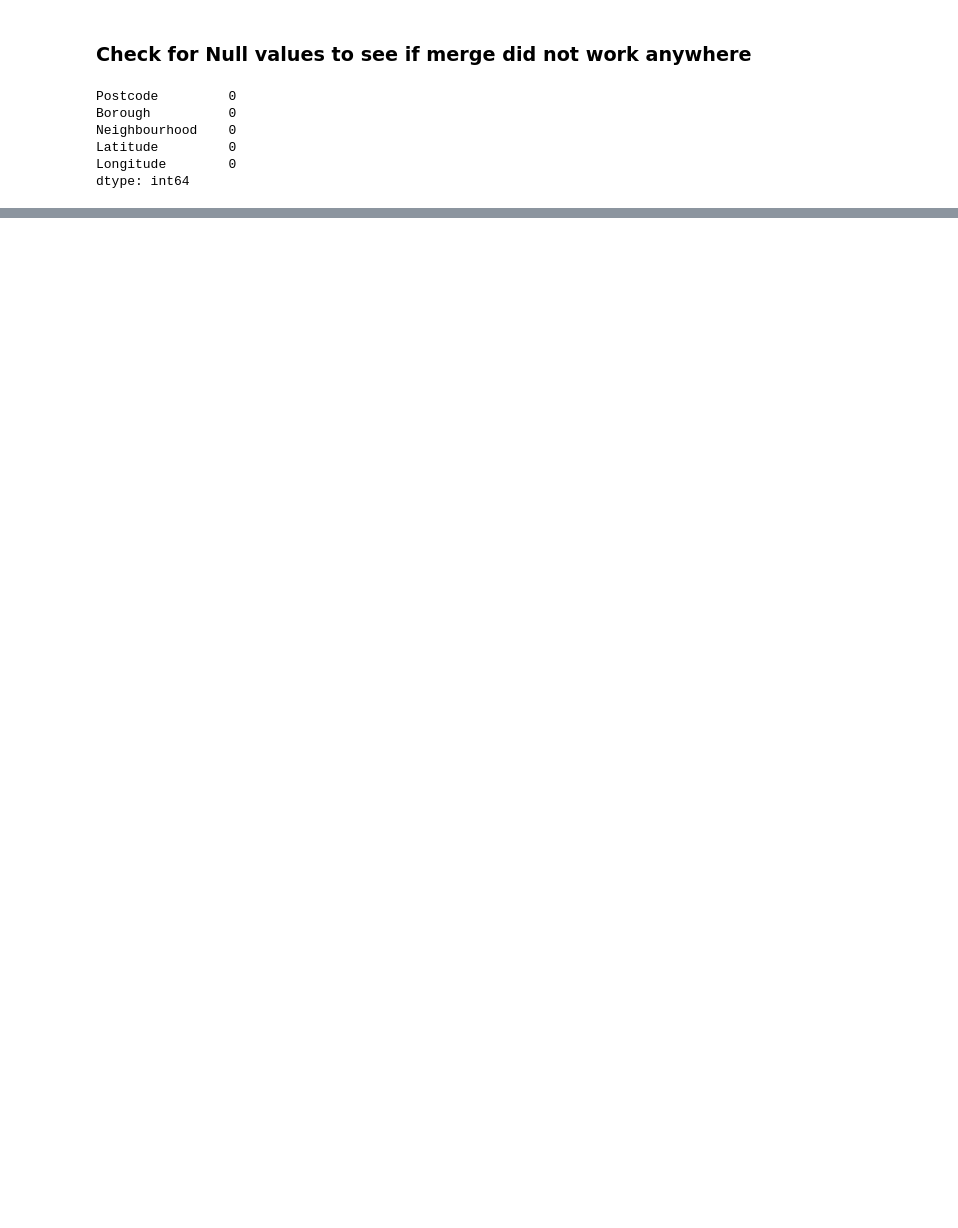
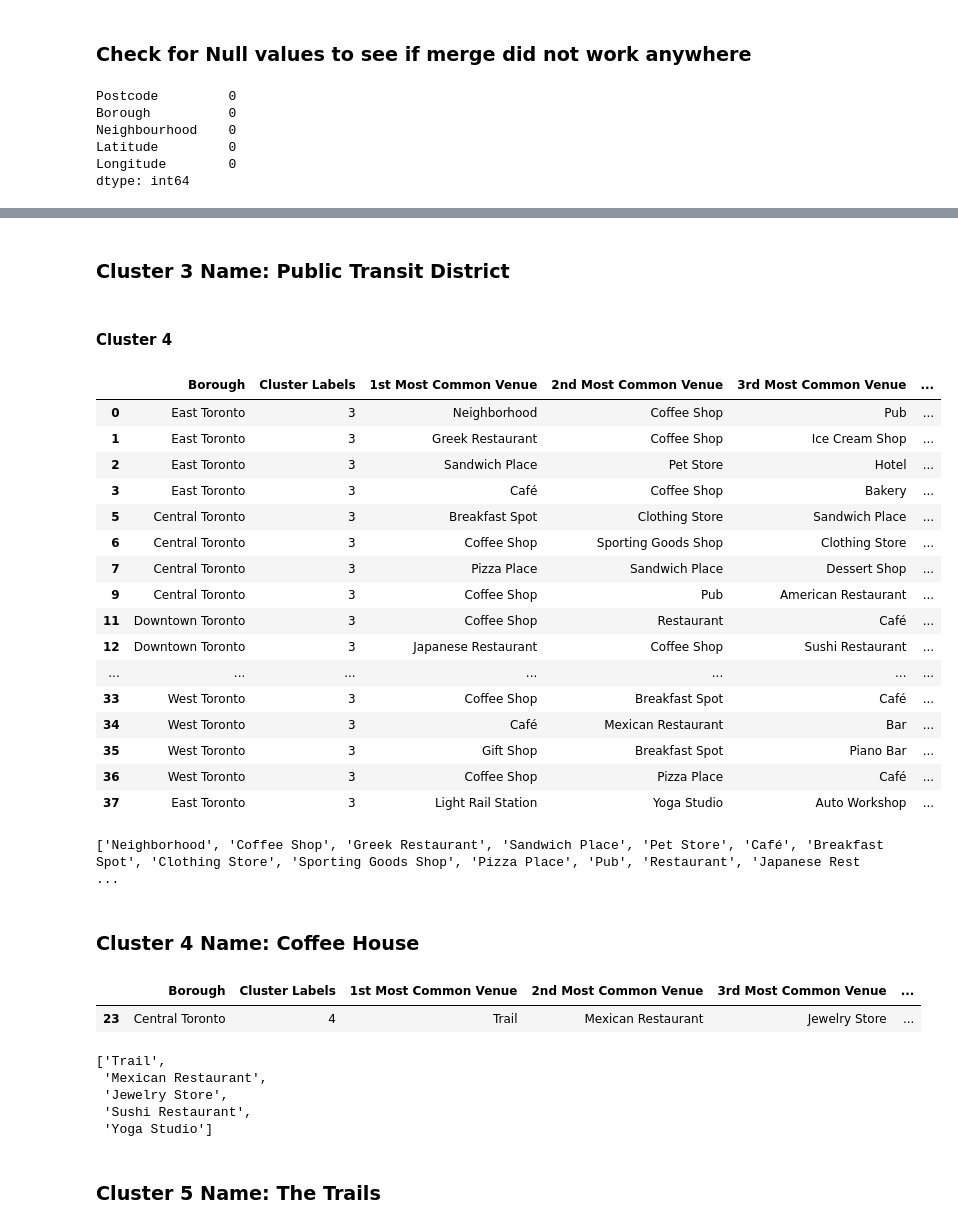
Before and after one commit to caboe2012/Coursera_Capstone, a Jupyter notebook: notebooks/Capstone - Wk3 - Web Scrape Neighborhoods.ipynb, the cells around one changed output, grey strips where cells are left out. Cells and saved outputs as stored; diff of their text form; code cells hidden in the pictures; blank space fills up the shorter version.

```diff
--- a/notebooks/Capstone - Wk3 - Web Scrape Neighborhoods.ipynb
+++ b/notebooks/Capstone - Wk3 - Web Scrape Neighborhoods.ipynb
@@ -247,0 +571,12 @@ dtype: int64
+# %%
+# set number of clusters
+kclusters = 5
+
+# remove the "Neighbourhood" column from the toronto_grouped dataframe
+toronto_grouped_clustering = toronto_grouped.drop('Postcode', 1)
+
+# run k-means clustering
+kmeans = KMeans(n_clusters=kclusters, random_state=0).fit(toronto_grouped_clustering)
+
+# check cluster labels generated for each row in the dataframe
+kmeans.labels_[0:10]
@@ -247,0 +603,6 @@ dtype: int64
+# %%
+toronto_merged = toronto_df
+
+# add clustering labels
+toronto_merged['Cluster Labels'] = kmeans.labels_
+toronto_merged.head()
@@ -247,0 +616,5 @@ dtype: int64
+# %%
+# merge manhattan_grouped with manhattan_data to add latitude/longitude for each neighborhood
+toronto_merged = toronto_merged.join(neighborhoods_venues_sorted.set_index('Postcode'), on='Postcode')
+
+toronto_merged.head() # check the last columns!
@@ -247,0 +715,49 @@ dtype: int64
+# %% [markdown]
+### Cluster 3 Name: Public Transit District
+# %% [markdown]
+#### Cluster 4
+# %%
+cluster4 = toronto_merged.loc[toronto_merged['Cluster Labels'] == 3, toronto_merged.columns[[1] + list(range(5, toronto_merged.shape[1]))]]
+cluster4
+# %% [output]
+|  | Borough | Cluster Labels | 1st Most Common Venue | 2nd Most Common Venue | 3rd Most Common Venue | ... |
+| 0 | East Toronto | 3 | Neighborhood | Coffee Shop | Pub | ... |
+| 1 | East Toronto | 3 | Greek Restaurant | Coffee Shop | Ice Cream Shop | ... |
+| 2 | East Toronto | 3 | Sandwich Place | Pet Store | Hotel | ... |
+| 3 | East Toronto | 3 | Café | Coffee Shop | Bakery | ... |
+| 5 | Central Toronto | 3 | Breakfast Spot | Clothing Store | Sandwich Place | ... |
+| 6 | Central Toronto | 3 | Coffee Shop | Sporting Goods Shop | Clothing Store | ... |
+| 7 | Central Toronto | 3 | Pizza Place | Sandwich Place | Dessert Shop | ... |
+| 9 | Central Toronto | 3 | Coffee Shop | Pub | American Restaurant | ... |
+| 11 | Downtown Toronto | 3 | Coffee Shop | Restaurant | Café | ... |
+| 12 | Downtown Toronto | 3 | Japanese Restaurant | Coffee Shop | Sushi Restaurant | ... |
+| ... | ... | ... | ... | ... | ... | ... |
+| 33 | West Toronto | 3 | Coffee Shop | Breakfast Spot | Café | ... |
+| 34 | West Toronto | 3 | Café | Mexican Restaurant | Bar | ... |
+| 35 | West Toronto | 3 | Gift Shop | Breakfast Spot | Piano Bar | ... |
+| 36 | West Toronto | 3 | Coffee Shop | Pizza Place | Café | ... |
+| 37 | East Toronto | 3 | Light Rail Station | Yoga Studio | Auto Workshop | ... |
+# %%
+cluster4_cats = pd.Series(cluster4[cluster4.columns[2:4]].stack().unique()).values.tolist()
+print(cluster4_cats)
+# %% [output]
+['Neighborhood', 'Coffee Shop', 'Greek Restaurant', 'Sandwich Place', 'Pet Store', 'Café', 'Breakfast Spot', 'Clothing Store', 'Sporting Goods Shop', 'Pizza Place', 'Pub', 'Restaurant', 'Japanese Rest ...
+# %% [markdown]
+### Cluster 4 Name: Coffee House
+# %%
+cluster5 = toronto_merged.loc[toronto_merged['Cluster Labels'] == 4, toronto_merged.columns[[1] + list(range(5, toronto_merged.shape[1]))]]
+cluster5
+# %% [output]
+|  | Borough | Cluster Labels | 1st Most Common Venue | 2nd Most Common Venue | 3rd Most Common Venue | ... |
+| 23 | Central Toronto | 4 | Trail | Mexican Restaurant | Jewelry Store | ... |
+# %%
+cluster5_cats = pd.Series(cluster5[cluster5.columns[2:7]].stack().unique()).values.tolist()
+cluster5_cats
+# %% [output]
+['Trail',
+ 'Mexican Restaurant',
+ 'Jewelry Store',
+ 'Sushi Restaurant',
+ 'Yoga Studio']
+# %% [markdown]
+### Cluster 5 Name: The Trails
```
Also changed, not shown: parts of 62 cells of this notebook, 3 other files.
